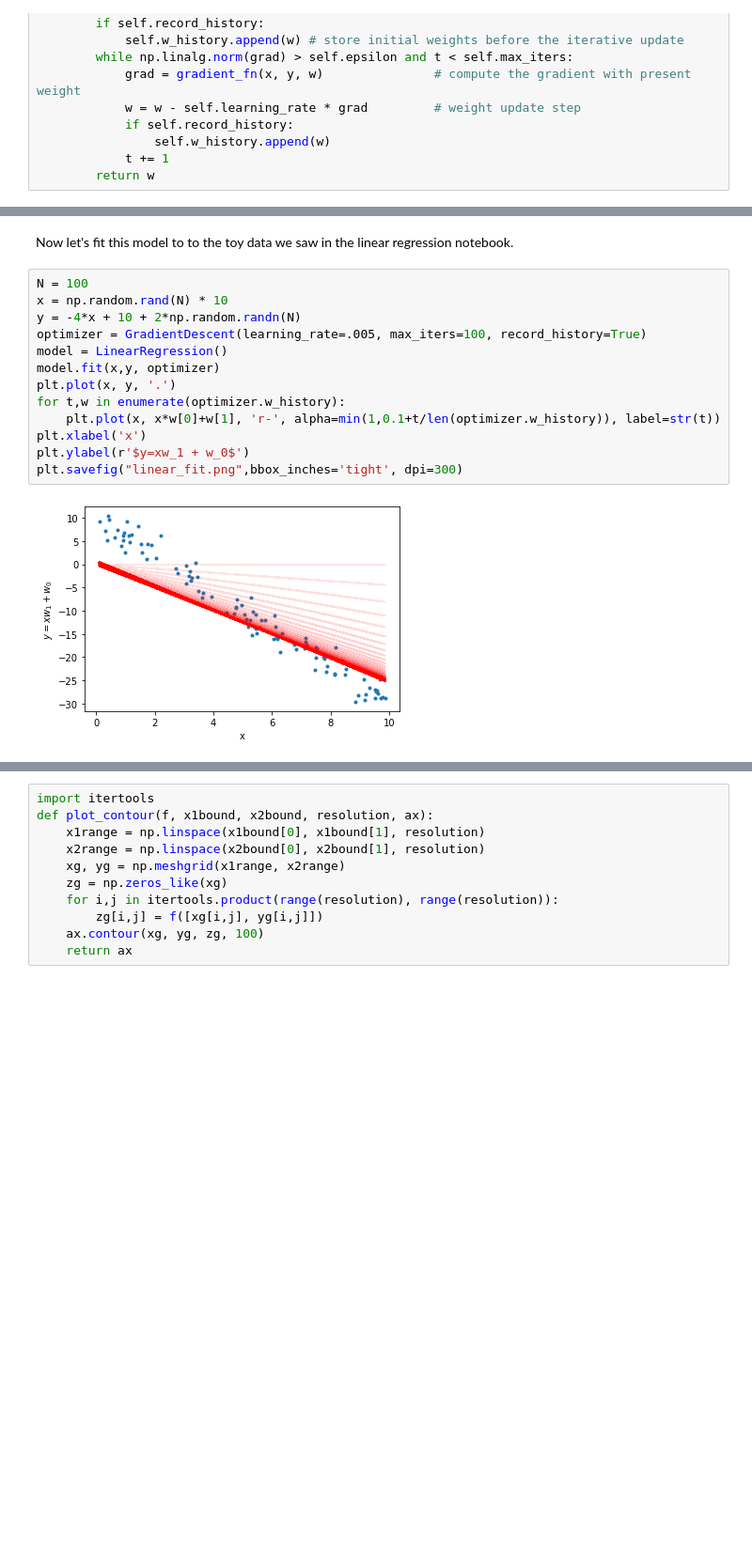
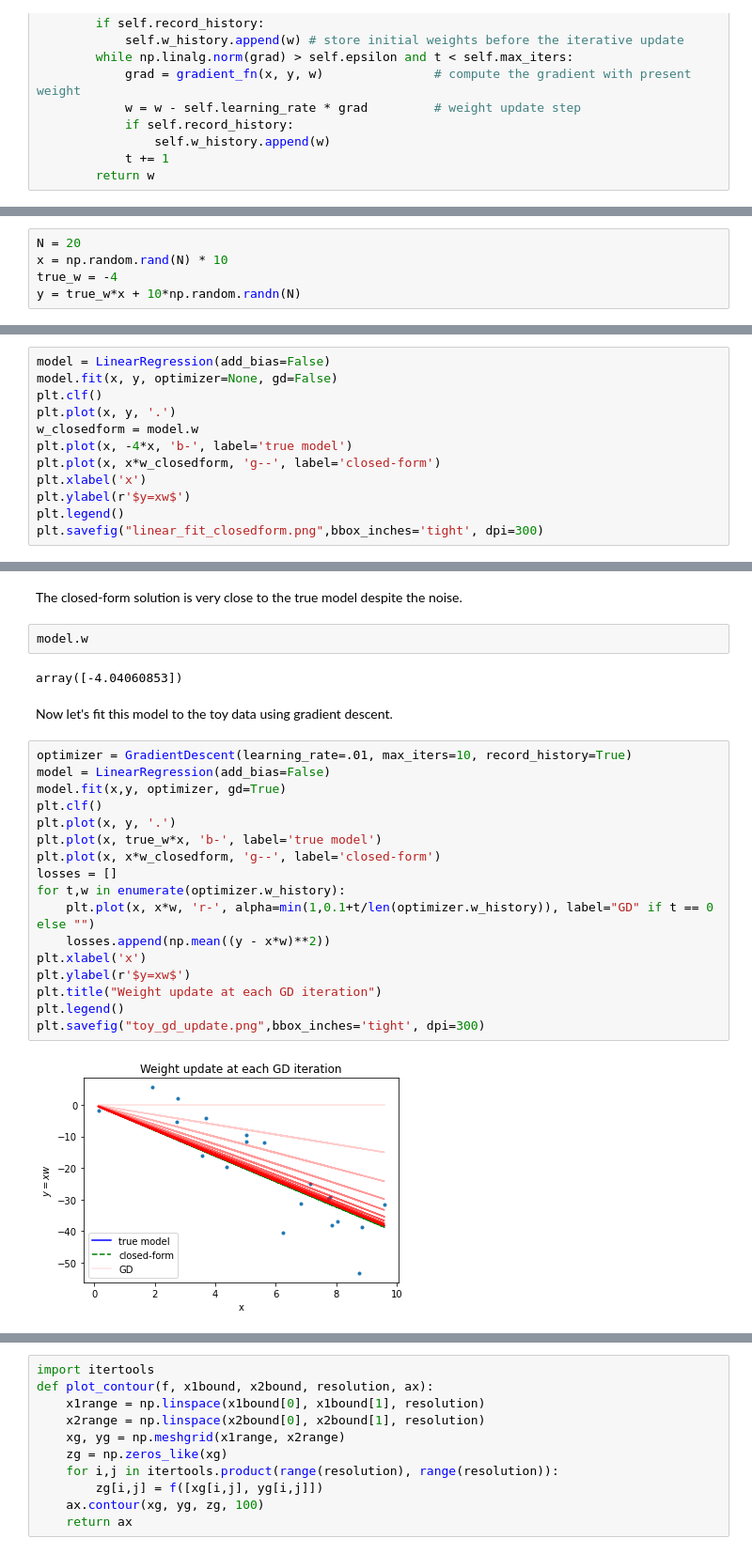
Before and after one commit to yueliyl/gec_intro2ml, a Jupyter notebook: GradientDescent.ipynb, the cells around one changed output, grey strips where cells are left out. Shown at 94% size. Drawn from its saved outputs; the diff is of its cells as text; blank space fills up the shorter version.

```diff
--- a/GradientDescent.ipynb
+++ b/GradientDescent.ipynb
@@ -138,0 +225,5 @@ class LinearRegression:
+# %%
+N = 20
+x = np.random.rand(N) * 10
+true_w = -4
+y = true_w*x + 10*np.random.randn(N)
@@ -138,0 +235,12 @@ class LinearRegression:
+# %%
+model = LinearRegression(add_bias=False)
+model.fit(x, y, optimizer=None, gd=False)
+plt.clf()
+plt.plot(x, y, '.')
+w_closedform = model.w
+plt.plot(x, -4*x, 'b-', label='true model')
+plt.plot(x, x*w_closedform, 'g--', label='closed-form')
+plt.xlabel('x')
+plt.ylabel(r'$y=xw$')
+plt.legend()
+plt.savefig("linear_fit_closedform.png",bbox_inches='tight', dpi=300)
@@ -139,17 +249,27 @@ class LinearRegression:
+# %% [markdown]
+The closed-form solution is very close to the true model despite the noise.
+# %%
+model.w
+# %% [output]
+array([-4.04060853])
 # %% [markdown]
-Now let's fit this model to to the toy data we saw in the linear regression notebook.
+Now let's fit this model to the toy data using gradient descent.
 # %%
-N = 100
-x = np.random.rand(N) * 10
-y = -4*x + 10 + 2*np.random.randn(N)
-optimizer = GradientDescent(learning_rate=.005, max_iters=100, record_history=True)
-model = LinearRegression()
-model.fit(x,y, optimizer)
+optimizer = GradientDescent(learning_rate=.01, max_iters=10, record_history=True)
+model = LinearRegression(add_bias=False)
+model.fit(x,y, optimizer, gd=True)
+plt.clf()
 plt.plot(x, y, '.')
+plt.plot(x, true_w*x, 'b-', label='true model')
+plt.plot(x, x*w_closedform, 'g--', label='closed-form')
+losses = []
 for t,w in enumerate(optimizer.w_history):
-    plt.plot(x, x*w[0]+w[1], 'r-', alpha=min(1,0.1+t/len(optimizer.w_history)), label=str(t))
+    plt.plot(x, x*w, 'r-', alpha=min(1,0.1+t/len(optimizer.w_history)), label="GD" if t == 0 else "")
+    losses.append(np.mean((y - x*w)**2))
 plt.xlabel('x')
-plt.ylabel(r'$y=xw_1 + w_0$')
-plt.savefig("linear_fit.png",bbox_inches='tight', dpi=300)
+plt.ylabel(r'$y=xw$')
+plt.title("Weight update at each GD iteration")
+plt.legend()
+plt.savefig("toy_gd_update.png",bbox_inches='tight', dpi=300)
 # %% [output]
-[figure, old version]
+[figure, new version]
```
Also changed, not shown: parts of 27 cells of this notebook.
